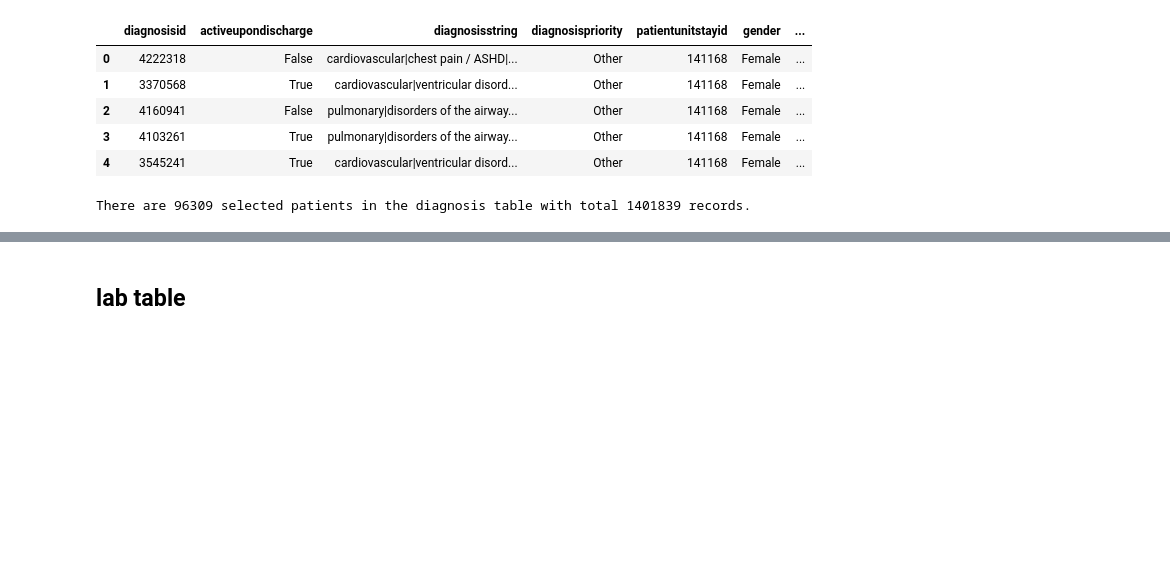
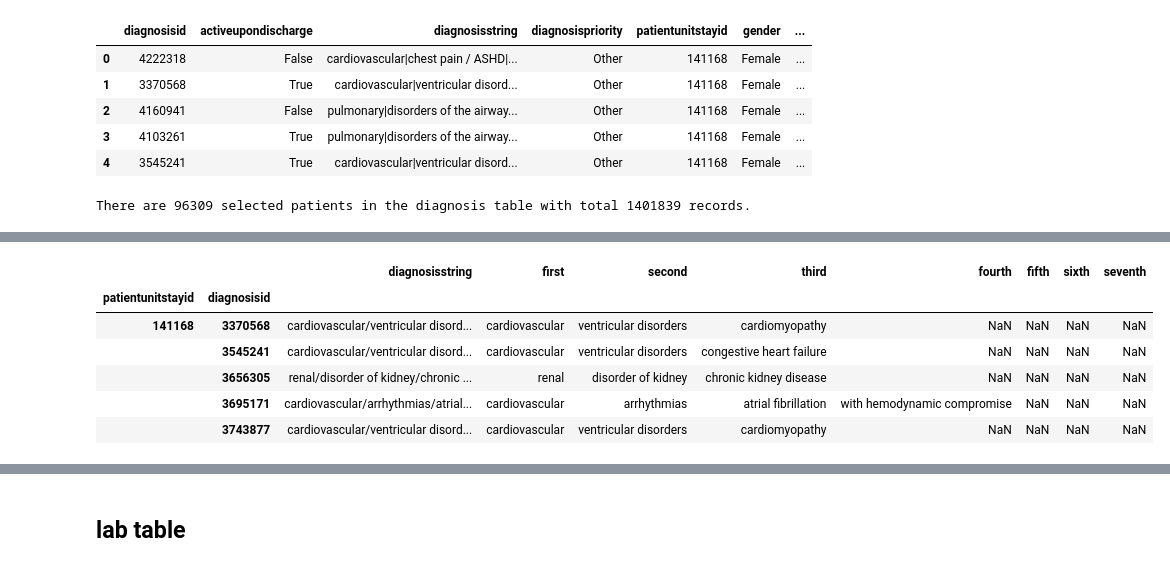
Before and after one commit to joy628/master-project, a Jupyter notebook: data-preprocessing/patient.ipynb, the cells around one changed output, grey strips where cells are left out. Cells and saved outputs as stored; diff of their text form; code cells hidden in the pictures; blank space fills up the shorter version.

```diff
--- a/data-preprocessing/patient.ipynb
+++ b/data-preprocessing/patient.ipynb
@@ -397,0 +584,24 @@ There are 96309 selected patients in the diagnosis table with total 1401839 reco
+# %%
+df_diagnosis_selected_1 = df_diagnosis_selected[['diagnosisstring']]
+df_diagnosis_selected_1  = df_diagnosis_selected_1 .reset_index()
+df_diagnosis_selected_1 ['diagnosisstring'] = df_diagnosis_selected_1['diagnosisstring'].str.replace('|', '/')
+split = df_diagnosis_selected_1 ['diagnosisstring'].str.split('/')
+df_diagnosis_selected_1 ['first'] = split.str[0]
+df_diagnosis_selected_1 ['second'] = split.str[1]
+df_diagnosis_selected_1 ['third'] = split.str[2]
+df_diagnosis_selected_1 ['fourth'] = split.str[3]
+df_diagnosis_selected_1 ['fifth'] = split.str[4]
+df_diagnosis_selected_1 ['sixth'] = split.str[5]
+df_diagnosis_selected_1 ['seventh'] = split.str[6]
+# %%
+df_diagnosis_selected_1 = df_diagnosis_selected_1.set_index(['patientunitstayid', 'diagnosisid'])
+df_diagnosis_selected_1.sort_index(level = ['patientunitstayid', 'diagnosisid'], inplace = True)
+df_diagnosis_selected_1 .head()
+# %% [output]
+|  |  | diagnosisstring | first | second | third | fourth | fifth | sixth | seventh |
+| patientunitstayid | diagnosisid |  |  |  |  |  |  |  |  |
+| 141168 | 3370568 | cardiovascular/ventricular disord... | cardiovascular | ventricular disorders | cardiomyopathy | NaN | NaN | NaN | NaN |
+|  | 3545241 | cardiovascular/ventricular disord... | cardiovascular | ventricular disorders | congestive heart failure | NaN | NaN | NaN | NaN |
+|  | 3656305 | renal/disorder of kidney/chronic ... | renal | disorder of kidney | chronic kidney disease | NaN | NaN | NaN | NaN |
+|  | 3695171 | cardiovascular/arrhythmias/atrial... | cardiovascular | arrhythmias | atrial fibrillation | with hemodynamic compromise | NaN | NaN | NaN |
+|  | 3743877 | cardiovascular/ventricular disord... | cardiovascular | ventricular disorders | cardiomyopathy | NaN | NaN | NaN | NaN |
```
Also changed, not shown: parts of 16 cells of this notebook.
